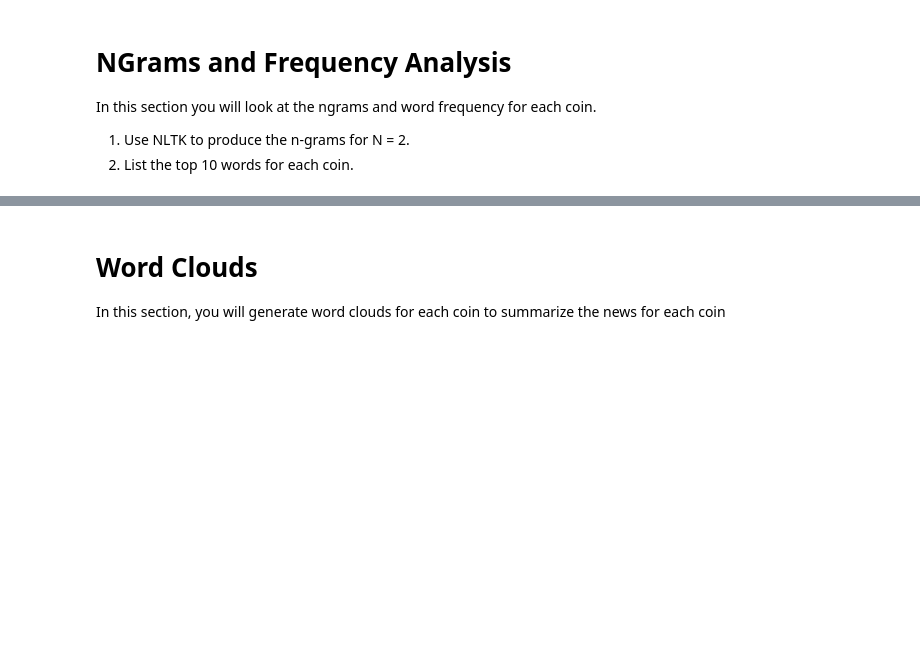
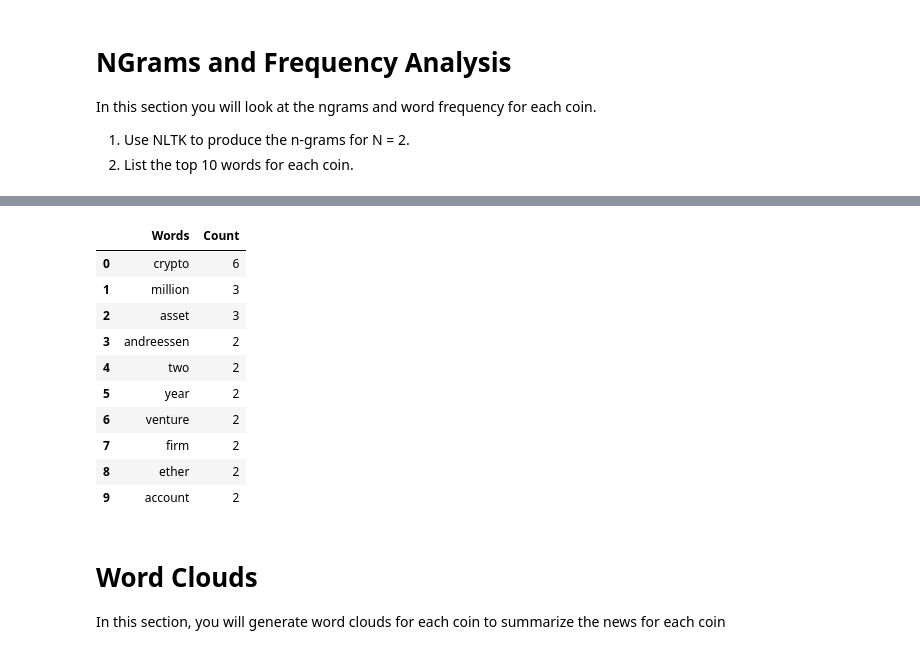
Before and after one commit to CPix18/MyFinTechRepo, a Jupyter notebook: HW9- NLP/Instructions/Starter_Code/crypto_sentiment.ipynb, the cells around one changed output, grey strips where cells are left out. Cells and saved outputs as stored; diff of their text form; code cells hidden in the pictures; blank space fills up the shorter version.

```diff
--- a/HW9- NLP/Instructions/Starter_Code/crypto_sentiment.ipynb
+++ b/HW9- NLP/Instructions/Starter_Code/crypto_sentiment.ipynb
@@ -261 +272,3 @@ TypeError: expected string or bytes-like object
+# %%
+big_string = ' '.join([article['content'] for article in ethereum_articles['articles'] if article['content']])
 # %%
@@ -279,5 +313,20 @@ def token_count(tokens, N=10):
 # %%
 # Get the top 10 words for Ethereum
+token_count(eth_processed)
+eth_count = pd.DataFrame(token_count(eth_processed)).rename(columns = {0: "Words", 1: "Count"})
+eth_count.head(10)
+# %% [output]
+|  | Words | Count |
+| 0 | crypto | 6 |
+| 1 | million | 3 |
+| 2 | asset | 3 |
+| 3 | andreessen | 2 |
+| 4 | two | 2 |
+| 5 | year | 2 |
+| 6 | venture | 2 |
+| 7 | firm | 2 |
+| 8 | ether | 2 |
+| 9 | account | 2 |
 # %% [markdown]
 # Word Clouds
 
```
Also changed, not shown: parts of 23 cells of this notebook, 4 other files.
